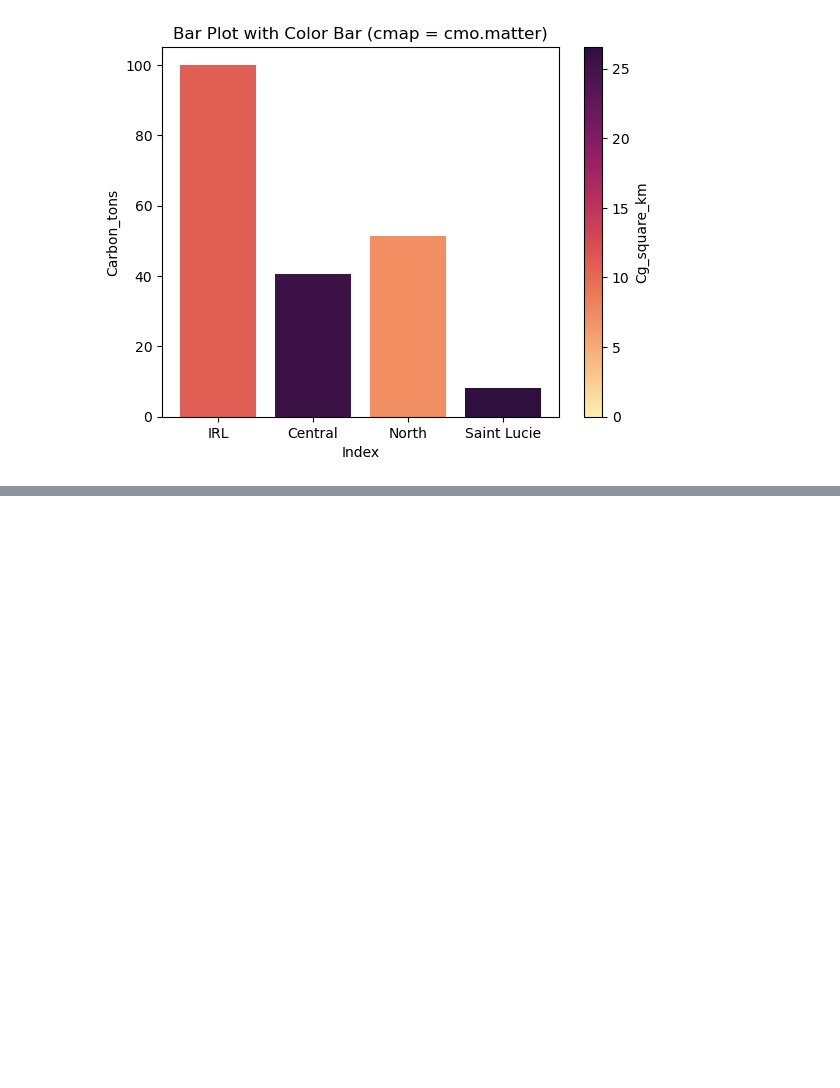
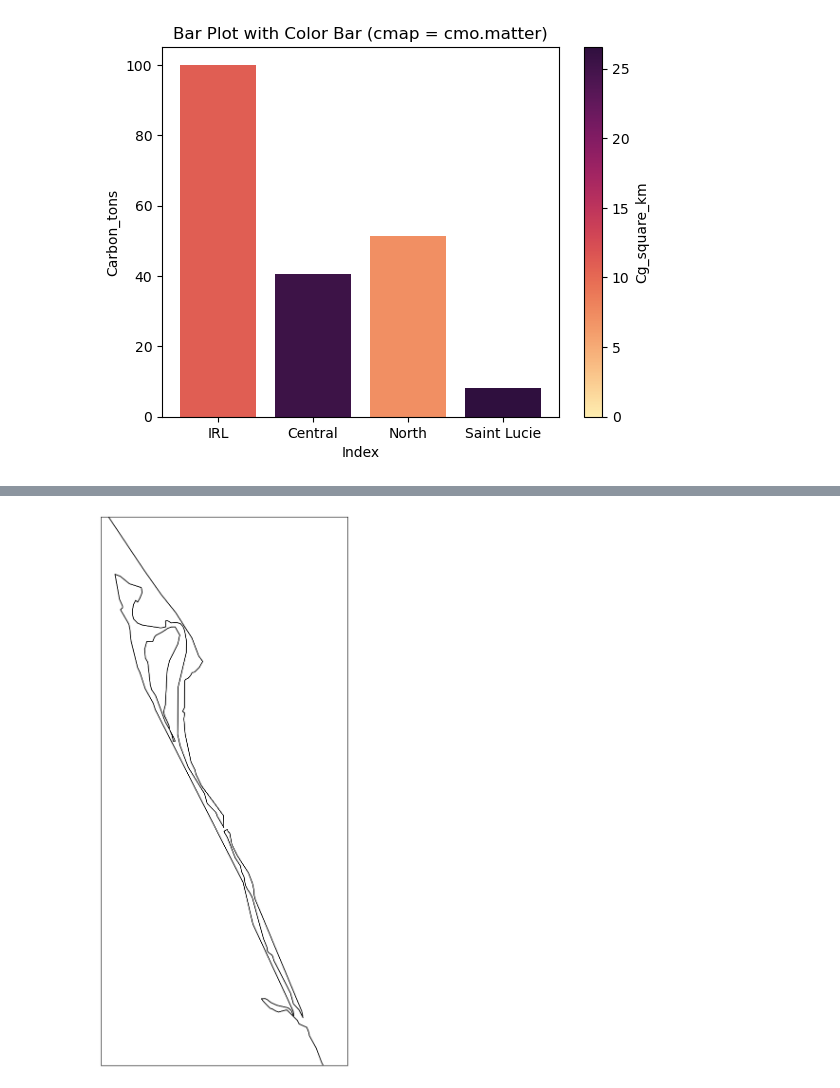
Before and after one commit to Hanna-the-explorer/Data_codes, a Jupyter notebook: IRL_MAPS.ipynb, the cells around one changed output, grey strips where cells are left out. Cells and saved outputs as stored; diff of their text form; code cells hidden in the pictures; blank space fills up the shorter version.

```diff
--- a/IRL_MAPS.ipynb
+++ b/IRL_MAPS.ipynb
@@ -235,0 +183,28 @@ fig.set_size_inches(20,10)
+# %%
+# Change this!
+lat_top=29
+lat_bot=27.0
+lon_left=-80.9
+lon_rigth=-80
+extent=[lon_left, lon_rigth, lat_bot, lat_top]
+
+def plot_mapbase(extent, res='10m', projection=ccrs.PlateCarree()):
+    fig = plt.figure(figsize=(30,15)) # set fig size
+    ax = fig.add_subplot(111, projection=projection)
+    ax.set_extent(extent)
+    ax.coastlines(res)
+    ax.coastlines(resolution='10m', color='black', linestyle='-', alpha=1)
+    #gl = ax.gridlines(xlocs=np.arange(lon_left, lon_rigth+1),
+    #                  ylocs=np.arange(lat_bot, lat_top+1),
+    #                  draw_labels=True,
+    #                  linewidth=0.5, color='k', linestyle=':')
+    #gl.top_labels = gl.right_labels = False
+    #gl.xformatter = LONGITUDE_FORMATTER
+    #gl.yformatter = LATITUDE_FORMATTER
+    #gl.xlabel_style = {'size': 15, 'color': 'black'}
+    #gl.ylabel_style = {'size': 15, 'color': 'black'}
+    return fig, ax
+
+fig, ax = plot_mapbase(extent)
+# %% [output]
+[figure, added]
```
Also changed, not shown: parts of 21 cells of this notebook.
